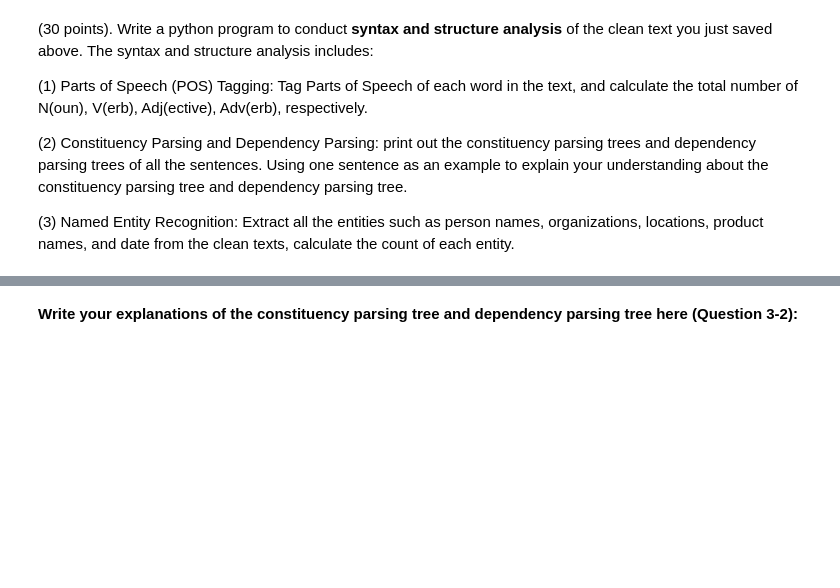
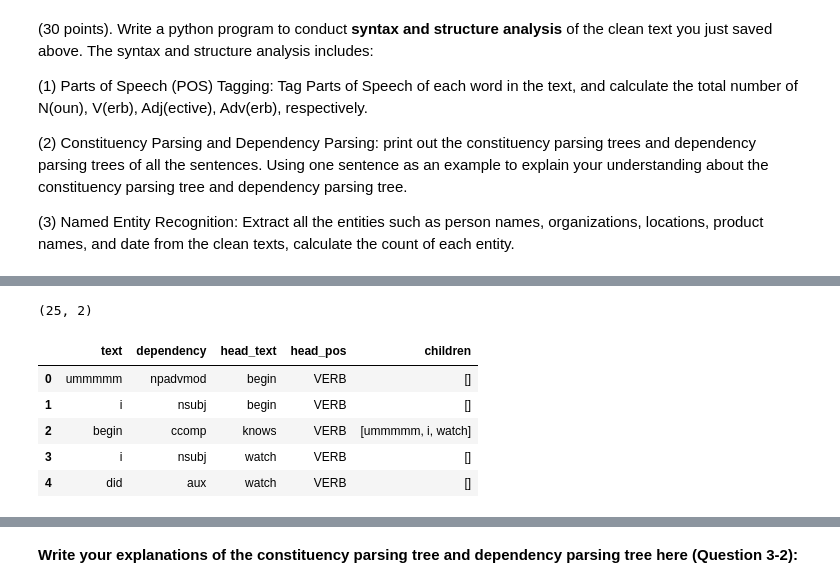
Before and after one commit to ManishaLokasani/Manisha_INFO5731_Spring2023, a Jupyter notebook: INFO5731_Assignment_Two.ipynb, the cells around one changed output, grey strips where cells are left out. Cells and saved outputs as stored; diff of their text form; code cells hidden in the pictures; blank space fills up the shorter version.

```diff
--- a/INFO5731_Assignment_Two.ipynb
+++ b/INFO5731_Assignment_Two.ipynb
@@ -135,0 +110,3 @@ df["User Reviews"][0][3]
+# %%
+# removing numbers
+train['user_reviews'] = train['user_reviews'].apply(lambda x: " ".join([x for x in x.split() if  not x.isdigit()]))
@@ -135,0 +134,6 @@ df["User Reviews"][0][3]
+# %%
+# lowercase all the text
+train['user_reviews'] = train['user_reviews'].apply(lambda x: " ".join(x.lower() for x in x.split()))
+df["cleaned_txt"]=train["user_reviews"]
+df.to_csv("cleaned data")
+df.head()
@@ -147,0 +317,17 @@ df["User Reviews"][0][3]
+# %%
+# constituency parsing tree
+import spacy
+
+text_list = list(df["cleaned_txt"])
+dep_data = []
+for text in text_list:
+  doc = nlp(text)
+  # print the dependency parse tree
+
+  for chunk in doc.noun_chunks:
+      dep_data.append((chunk.text, chunk.root.dep_,
+            chunk.root.head.text, chunk.root.text))
+
+dep_df = pd.DataFrame(dep_data, columns=["text", "dependency", "head_text", "root"])
+print(df.shape)
+dep_df.head()
@@ -147,0 +342,25 @@ df["User Reviews"][0][3]
+# %%
+# dependency parsing tree
+import spacy
+
+text_list = list(df["cleaned_txt"])
+dep_data = []
+for text in text_list:
+  doc = nlp(text)
+  # print the dependency parse tree
+
+  for token in doc:
+      dep_data.append([token.text, token.dep_, token.head.text, token.head.pos_,
+              [child for child in token.children]])
+
+dep_df = pd.DataFrame(dep_data, columns=["text", "dependency", "head_text", "head_pos", "children"])
+print(df.shape)
+dep_df.head()
+# %% [output]
+(25, 2)
+|  | text | dependency | head_text | head_pos | children |
+| 0 | ummmmm | npadvmod | begin | VERB | [] |
+| 1 | i | nsubj | begin | VERB | [] |
+| 2 | begin | ccomp | knows | VERB | [ummmmm, i, watch] |
+| 3 | i | nsubj | watch | VERB | [] |
+| 4 | did | aux | watch | VERB | [] |
```
Also changed, not shown: parts of 16 cells of this notebook.
